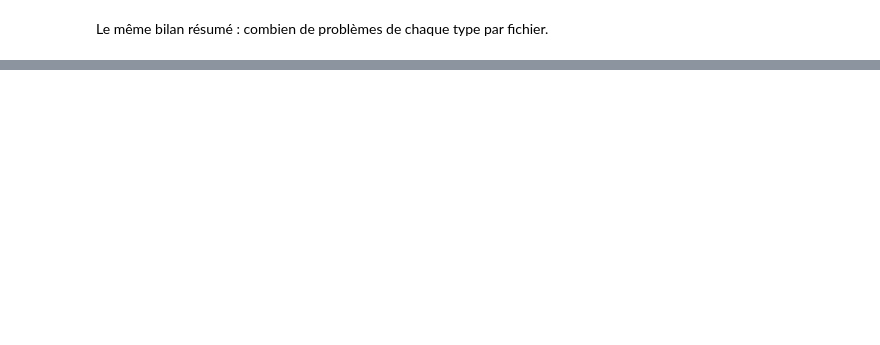
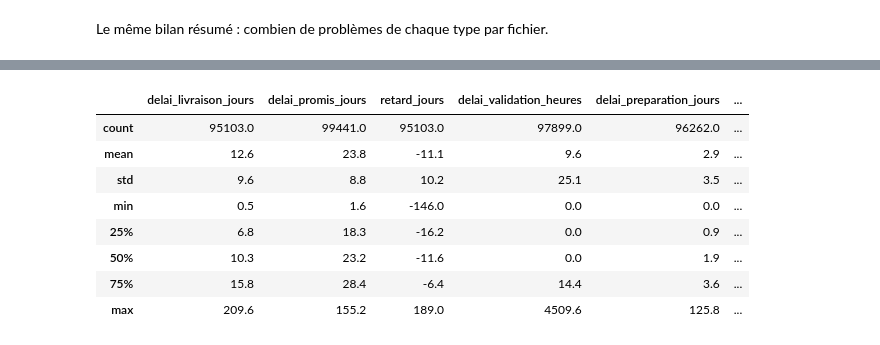
Before and after one commit to RaphaelDM/DataCoreStreaming, a Jupyter notebook: notebooks/01_exploration.ipynb, the cells around one changed output, grey strips where cells are left out. Cells and saved outputs as stored; diff of their text form; code cells hidden in the pictures; blank space fills up the shorter version.

```diff
--- a/notebooks/01_exploration.ipynb
+++ b/notebooks/01_exploration.ipynb
@@ -667,0 +512,17 @@ commandes.head()
+# %%
+silver, rejets = {}, {}
+silver["traductions"], rejets["traductions"] = nettoyage.nettoyer_traductions(translation)
+silver["commandes"],   rejets["commandes"]   = nettoyage.nettoyer_commandes(orders)
+silver["clients"],     rejets["clients"]     = nettoyage.nettoyer_clients(customers)
+silver["articles"],    rejets["articles"]    = nettoyage.nettoyer_articles(items)
+silver["paiements"],   rejets["paiements"]   = nettoyage.nettoyer_paiements(payments)
+silver["avis"],        rejets["avis"]        = nettoyage.nettoyer_avis(reviews)
+silver["produits"],    rejets["produits"]    = nettoyage.nettoyer_produits(products, silver["traductions"])
+silver["vendeurs"],    rejets["vendeurs"]    = nettoyage.nettoyer_vendeurs(sellers)
+silver["geolocalisation"], rejets["geolocalisation"] = nettoyage.nettoyer_geolocalisation(geo)
+
+# Bilan : combien de lignes gardées et rejetées, et pourquoi
+pd.DataFrame([{"table": nom, "lignes bronze": len(silver[nom]) + len(rejets[nom]),
+               "lignes silver": len(silver[nom]), "rejetées": len(rejets[nom]),
+               "raisons": rejets[nom].raison_rejet.value_counts().to_dict() if len(rejets[nom]) else ""}
+              for nom in silver])
@@ -667,0 +542,12 @@ commandes.head()
+# %%
+s = silver
+print("Code postal avant / après     :", customers.customer_zip_code_prefix.iloc[1], "->", s["clients"].customer_zip_code_prefix.iloc[1])
+print("Date d'achat avant / après    :", orders.order_purchase_timestamp.iloc[0], "->", s["commandes"].order_purchase_timestamp.iloc[0])
+print("Commandes aux dates incohérentes (marquées, gardées) :", s["commandes"].dates_incoherentes.sum())
+print("Catégories ajoutées à la traduction :", sorted(set(silver["traductions"].product_category_name) - set(translation.product_category_name)))
+print("Paiements en 0 fois corrigés  :", (payments.payment_installments == 0).sum(), "-> 1 fois")
+
+# Idempotence : nettoyer des données déjà propres ne change rien
+propre2, rejets2 = nettoyage.nettoyer_commandes(s["commandes"])
+pd.testing.assert_frame_equal(propre2, s["commandes"]); assert len(rejets2) == 0
+print("Nettoyer deux fois ne change rien : OK")
@@ -667,0 +569,14 @@ commandes.head()
+# %%
+commandes_enrichies = agregations.enrichir_commandes(s["commandes"])
+commandes_enrichies[["delai_livraison_jours", "delai_promis_jours", "retard_jours", "delai_validation_heures",
+                     "delai_preparation_jours", "delai_transport_jours"]].describe().round(1)
+# %% [output]
+|  | delai_livraison_jours | delai_promis_jours | retard_jours | delai_validation_heures | delai_preparation_jours | ... |
+| count | 95103.0 | 99441.0 | 95103.0 | 97899.0 | 96262.0 | ... |
+| mean | 12.6 | 23.8 | -11.1 | 9.6 | 2.9 | ... |
+| std | 9.6 | 8.8 | 10.2 | 25.1 | 3.5 | ... |
+| min | 0.5 | 1.6 | -146.0 | 0.0 | 0.0 | ... |
+| 25% | 6.8 | 18.3 | -16.2 | 0.0 | 0.9 | ... |
+| 50% | 10.3 | 23.2 | -11.6 | 0.0 | 1.9 | ... |
+| 75% | 15.8 | 28.4 | -6.4 | 14.4 | 3.6 | ... |
+| max | 209.6 | 155.2 | 189.0 | 4509.6 | 125.8 | ... |
```
Also changed, not shown: parts of 48 cells of this notebook, 10 other files.
